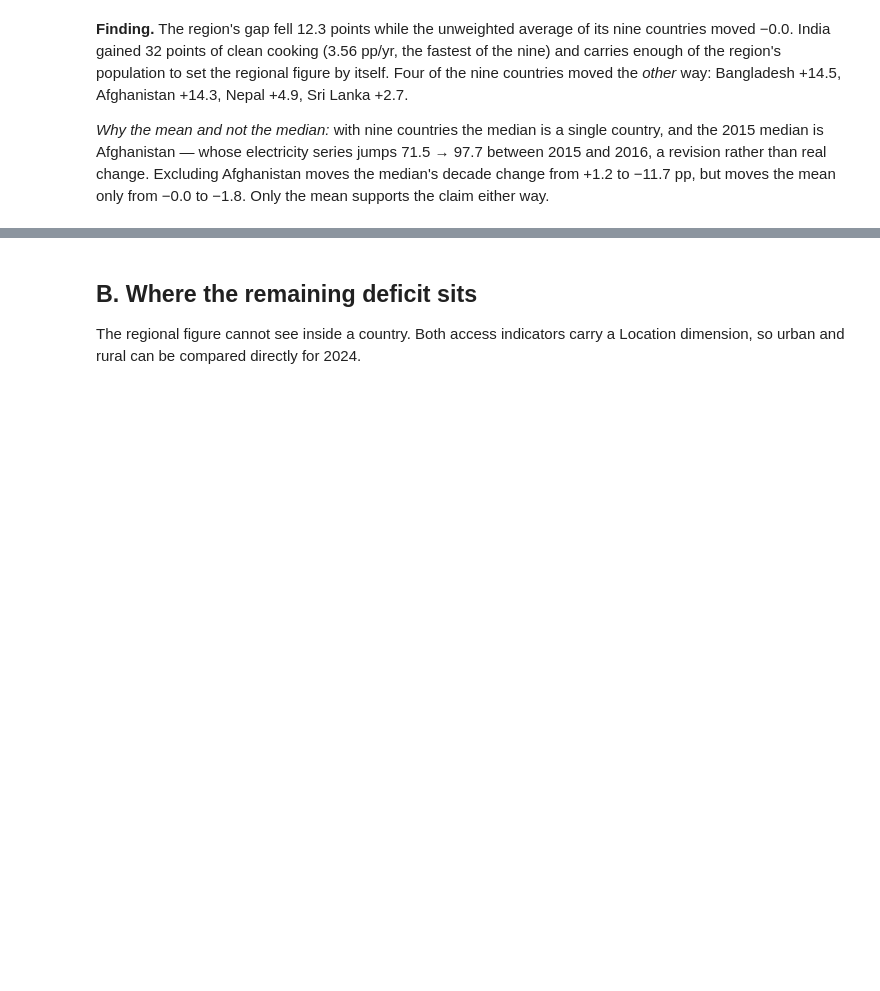
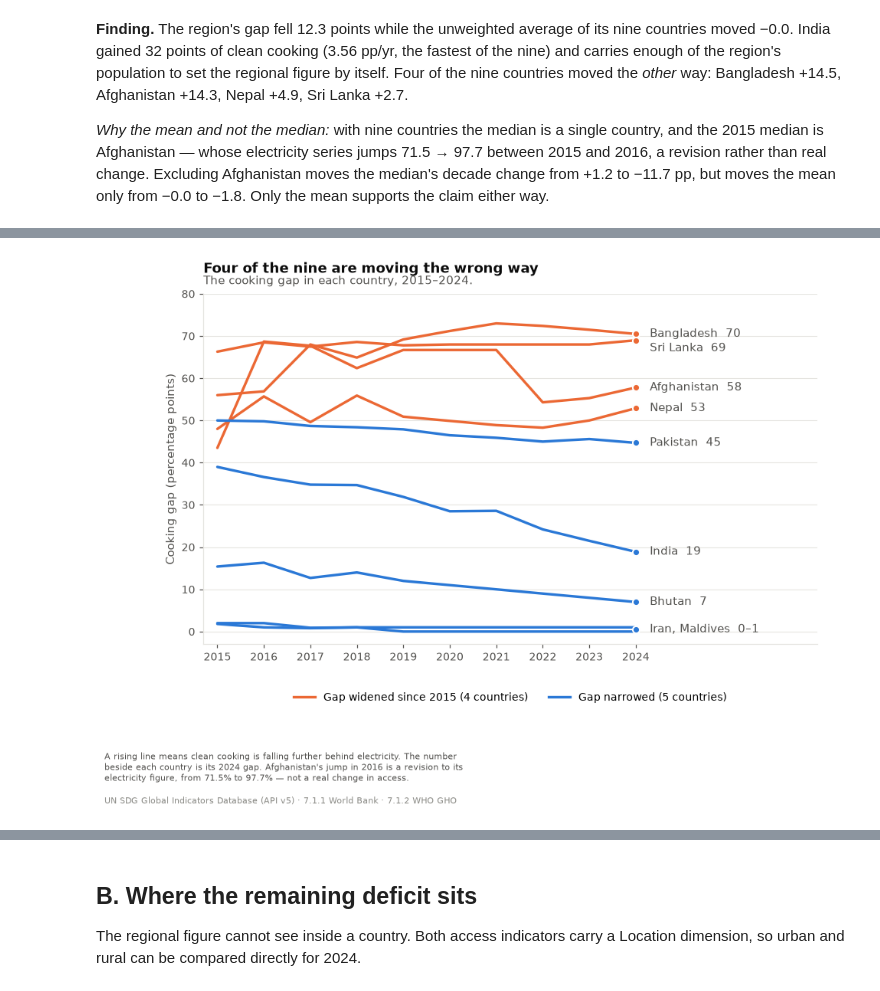
Before and after one commit to suyogshresthaa/iss-data-analytics, a Jupyter notebook: cycle2-sdg7/notebooks/eda.ipynb, the cells around one changed output, grey strips where cells are left out. Cells and saved outputs as stored; diff of their text form; code cells hidden in the pictures; blank space fills up the shorter version.

Commit message:
country level trend

```diff
--- a/cycle2-sdg7/notebooks/eda.ipynb
+++ b/cycle2-sdg7/notebooks/eda.ipynb
@@ -155,0 +163,72 @@ either way.
+# %%
+gaps = country_year.pivot(index="year", columns="country", values="cooking_gap")
+by_country = summary.set_index("country")
+LAST = 2024
+
+
+def spread(labelled, min_gap, lo, hi):
+    """Nudge label positions apart so none overprints another.
+
+    Bangladesh ends at 70.5 and Sri Lanka at 69.0 -- 1.5 pp apart, which at this scale is
+    less than a line of type. Walk down from the top enforcing a minimum gap, then, if that
+    pushed the lowest label off the bottom, walk back up.
+    """
+    placed = []
+    for name, y in sorted(labelled, key=lambda t: -t[1]):
+        if placed and placed[-1][1] - y < min_gap:
+            y = placed[-1][1] - min_gap
+        placed.append((name, y))
+    if placed and placed[-1][1] < lo:
+        shift = lo - placed[-1][1]
+        placed = [(n, min(y + shift, hi)) for n, y in placed]
+    return placed
+
+
+# Iran and the Maldives both end within a point of zero and both narrowed; two labels there
+# would sit on top of each other and say the same thing, so they share one.
+MERGED = ["Iran (Islamic Republic of)", "Maldives"]
+labels = {c: (c, gaps[c].iloc[-1]) for c in gaps.columns if c not in MERGED}
+labels["Maldives"] = ("Iran, Maldives", gaps[MERGED].iloc[-1].mean())
+
+fig, ax = plt.subplots(figsize=(9.4, 5.4))
+
+for country in gaps.columns:
+    widened = by_country.loc[country, "gap_change"] > 0
+    ax.plot(gaps.index, gaps[country], color=ORANGE if widened else BLUE, lw=2.2,
+            zorder=3, solid_capstyle="round")
+
+positions = spread([(c, y) for c, (_, y) in labels.items()], min_gap=3.4, lo=0, hi=78)
+for country, label_y in positions:
+    name, end_y = labels[country]
+    color = ORANGE if by_country.loc[country, "gap_change"] > 0 else BLUE
+    # The dot at the line's end carries identity in colour; the text stays in ink.
+    ax.plot([LAST], [end_y], marker="o", ms=6, color=color,
+            markeredgecolor="white", markeredgewidth=1.3, zorder=4)
+    value = "0–1" if country == "Maldives" else f"{end_y:.0f}"
+    ax.annotate(f"{name}  {value}", (LAST, label_y), xytext=(12, 0),
+                textcoords="offset points", fontsize=9.5, color=INK2,
+                va="center", zorder=5)
+
+ax.set_ylim(-3, 80)
+ax.set_xlim(2014.7, 2027.9)
+ax.set_xticks(range(2015, 2025))
+ax.set_ylabel("Cooking gap (percentage points)")
+ax.grid(axis="y"); ax.set_axisbelow(True)
+
+handles = [plt.Line2D([], [], color=ORANGE, lw=2.2, label="Gap widened since 2015 (4 countries)"),
+           plt.Line2D([], [], color=BLUE, lw=2.2, label="Gap narrowed (5 countries)")]
+ax.legend(handles=handles, loc="upper center", bbox_to_anchor=(0.5, -0.11), ncol=2)
+
+finish(ax,
+       "Four of the nine are moving the wrong way",
+       "The cooking gap in each country, 2015–2024.",
+       note="A rising line means clean cooking is falling further behind electricity. The number\n"
+            "beside each country is its 2024 gap. Afghanistan's jump in 2016 is a revision to its\n"
+            "electricity figure, from 71.5% to 97.7% — not a real change in access.",
+       foot_y=-0.19)
+plt.savefig(FIGS / "04_country_trends.png"); plt.show()
+
+print(summary[["country", "gap_2015", "gap_2024", "gap_change"]]
+      .sort_values("gap_2024", ascending=False).round(1).to_string(index=False))
+# %% [output]
+[figure, added]
```
Also changed, not shown: parts of 2 cells of this notebook, 1 other file.
